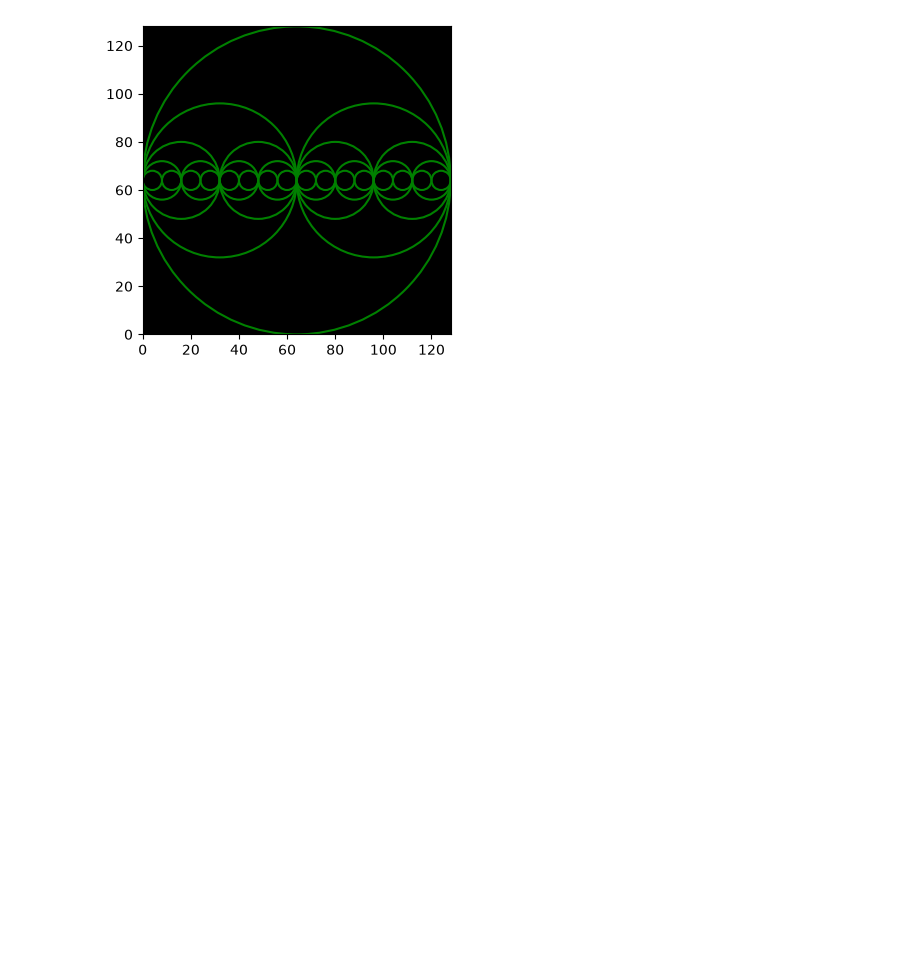
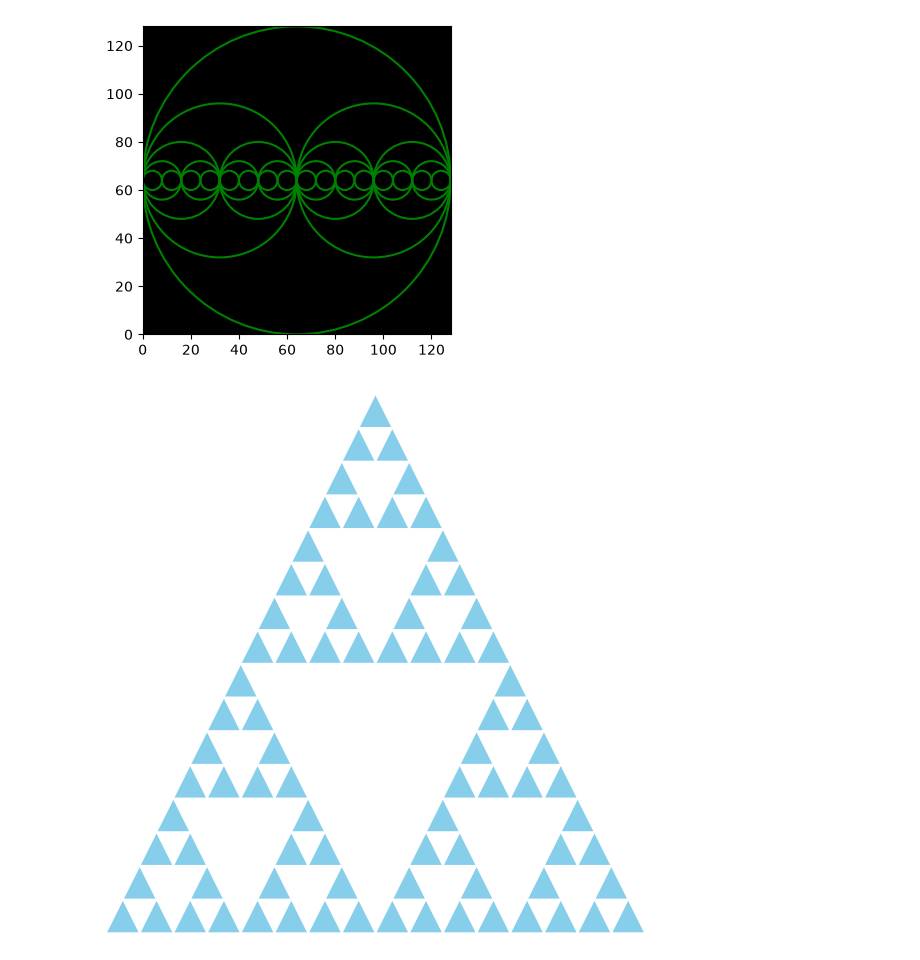
Before and after one commit to harim-000/C_basic, a Jupyter notebook: algorithm/recursion/jupyter.ipynb, the cells around one changed output. Cells and saved outputs as stored; diff of their text form; code cells hidden in the pictures; blank space fills up the shorter version.

```diff
--- a/algorithm/recursion/jupyter.ipynb
+++ b/algorithm/recursion/jupyter.ipynb
@@ -31,3 +32,43 @@ ax.set_facecolor("black")
 plt.show()
 # %% [output]
 [figure]
+# %%
+# Code 10-13B.py
+import matplotlib.pyplot as plt
+from matplotlib.patches import Polygon
+
+def draw_triangle(ax, x, y, size):
+    # size가 충분히 작아지면 채워진 삼각형을 그림
+    if size < 10:
+        triangle = Polygon(
+            [(x, y), (x + size, y), (x + size / 2, y + size)],
+            closed=True,
+            facecolor="skyblue",
+            edgecolor="white"
+        )
+        ax.add_patch(triangle)
+
+    else:
+        # 왼쪽 아래 작은 삼각형
+        draw_triangle(ax, x, y, size / 2)
+
+        # 오른쪽 아래 작은 삼각형
+        draw_triangle(ax, x + size / 2, y, size / 2)
+
+        # 위쪽 작은 삼각형
+        draw_triangle(ax, x + size / 4, y + size / 2, size / 2)
+
+
+fig, ax = plt.subplots(figsize=(8, 7))
+
+draw_triangle(ax, 0, 0, 128)
+
+ax.set_aspect("equal")
+ax.set_xlim(0, 128)
+ax.set_ylim(0, 128)
+ax.set_facecolor("black")
+ax.axis("off")
+
+plt.show()
+# %% [output]
+[figure, added]
```
Also changed, not shown: parts of 2 cells of this notebook, 2 other files.
